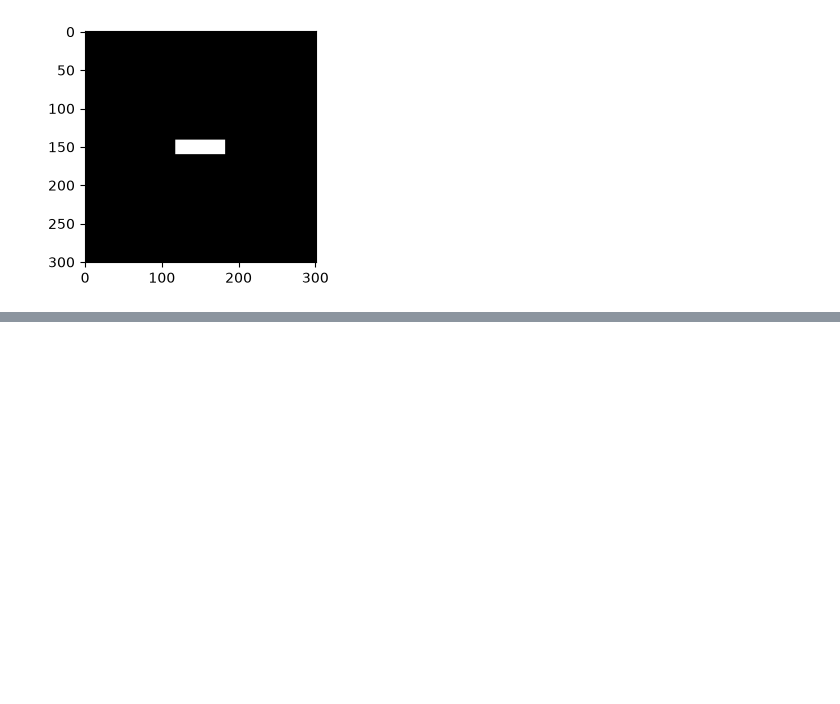
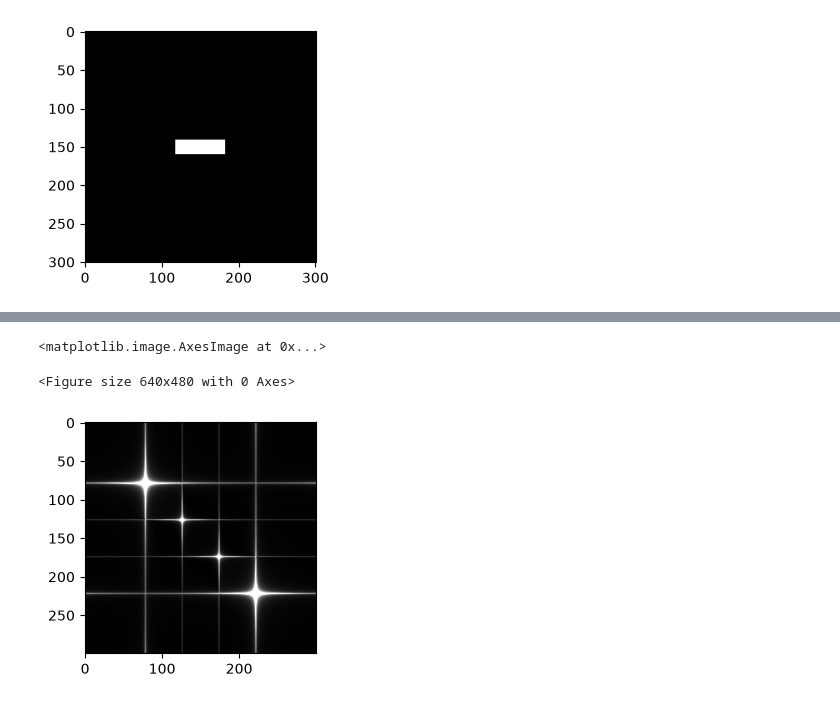
Before and after one commit to Eoleefe/TP1-M-ANA, a Jupyter notebook: Exo10.ipynb, the cells around one changed output, grey strips where cells are left out. Cells and saved outputs as stored; diff of their text form; code cells hidden in the pictures; blank space fills up the shorter version.

```diff
--- a/Exo10.ipynb
+++ b/Exo10.ipynb
@@ -45,0 +162,16 @@ plt.imshow(P, cmap='gray')
+# %%
+plt.figure(3)
+n, m = 300, 300
+x, y = np.meshgrid(np.arange(1, n+1), np.arange(1, m+1))
+M4 = np.cos( 0.5*x + 0.5* y)+np.cos(1.5*x+1.5*y)
+
+f = scipy.fft.fft2(M4)
+
+F = scipy.fft.fftshift(f)
+
+plt.figure(1,figsize=(3,3))
+plt.imshow(abs(F), cmap='gray', vmin = 0, vmax = 255)
+# %% [output]
+<matplotlib.image.AxesImage at 0x...>
+<Figure size 640x480 with 0 Axes>
+[figure, added]
```
Also changed, not shown: parts of 10 cells of this notebook, 1 other file.
